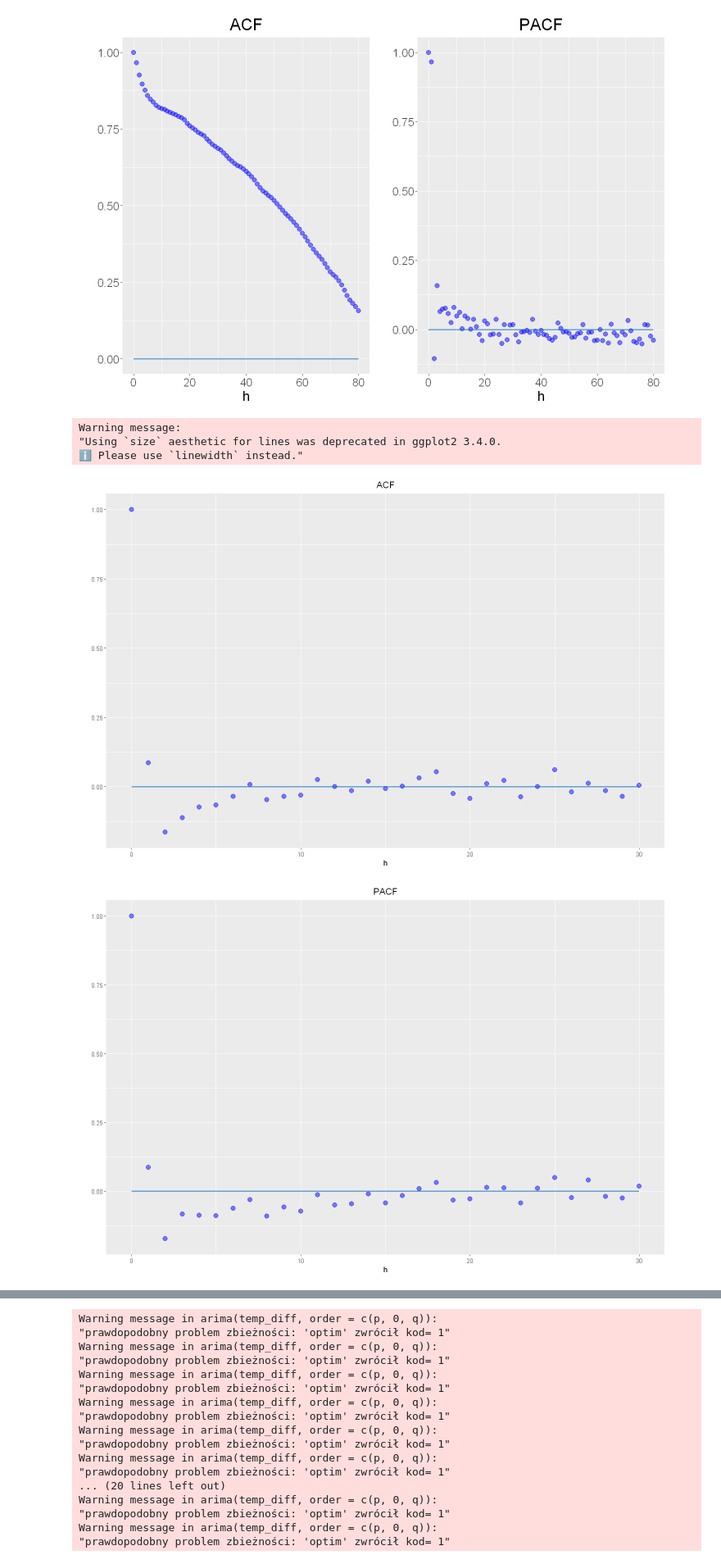
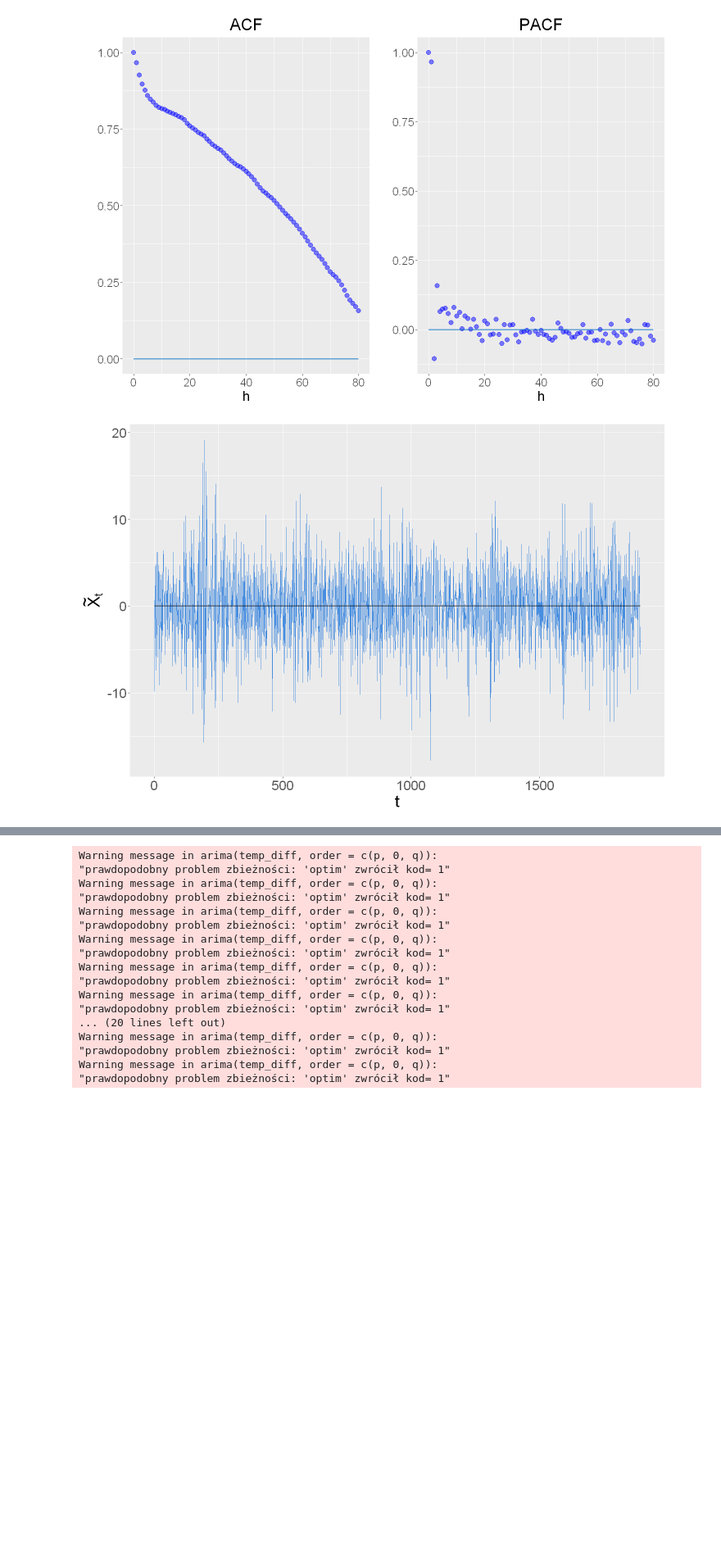
Before and after one commit to Szymex49/ARMA_temperature_modelling, a Jupyter notebook: R.ipynb, the cells around one changed output, grey strips where cells are left out. Shown at 82% size. Cells and saved outputs as stored; diff of their text form; code cells hidden in the pictures; blank space fills up the shorter version.

```diff
--- a/R.ipynb
+++ b/R.ipynb
@@ -113,12 +117,14 @@ ggsave("images/raw_acf.pdf", plt, width=14, height=8)
 # %% [output]
 [figure]
-# %%
-temp_diff <- diff(temp)
-cor_plot(temp_diff)
-cor_plot(temp_diff, "pacf")
-# %% [output]
-Warning message:
-"Using `size` aesthetic for lines was deprecated in ggplot2 3.4.0.
-ℹ Please use `linewidth` instead."
-[figure, removed]
-[figure, removed]
+# %%
+temp_diff <- diff(temp)
+plt <- ggplot() +
+  geom_line(aes(1:length(temp_diff), temp_diff), col="#0065d9b1") +
+  xlab("t") +
+  ylab(TeX("$\\tilde{X}_t$")) +
+  geom_line(aes(1:length(temp_diff), 0), col="#00000073", size=1) +
+  theme(plot.title = element_text(hjust = 0.5), text = element_text(size = 24))
+plt
+ggsave("images/diff_temp.pdf", plt, width=12, height=8)
+# %% [output]
+[figure, added]
```
Also changed, not shown: parts of 3 cells of this notebook, 4 other files.
